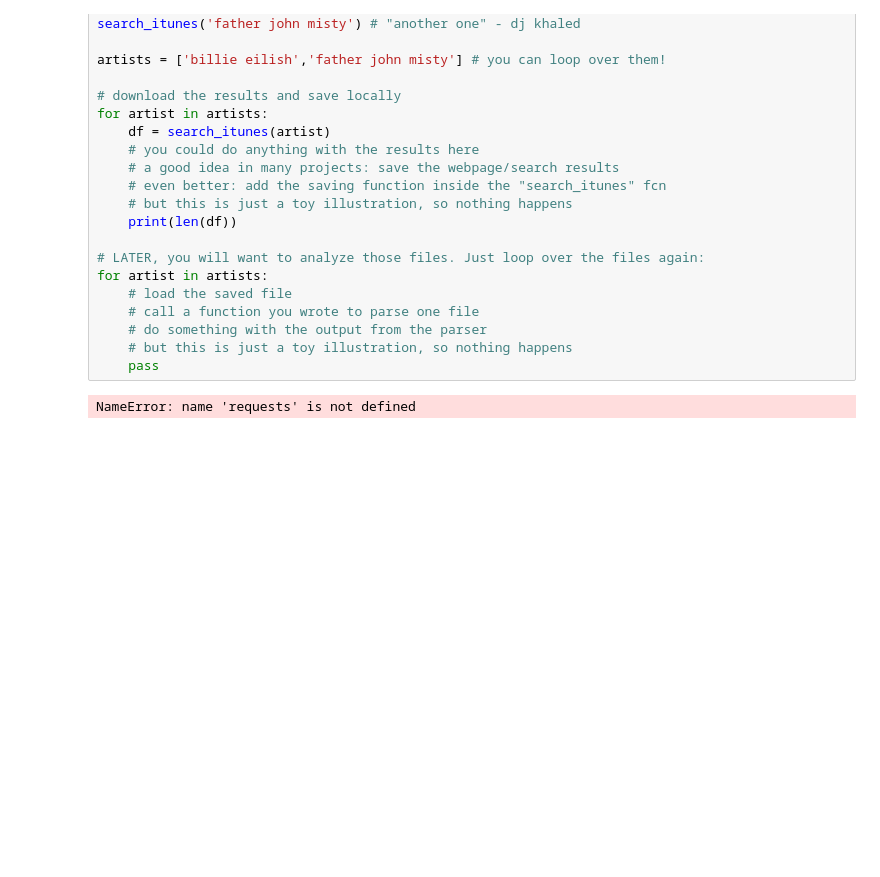
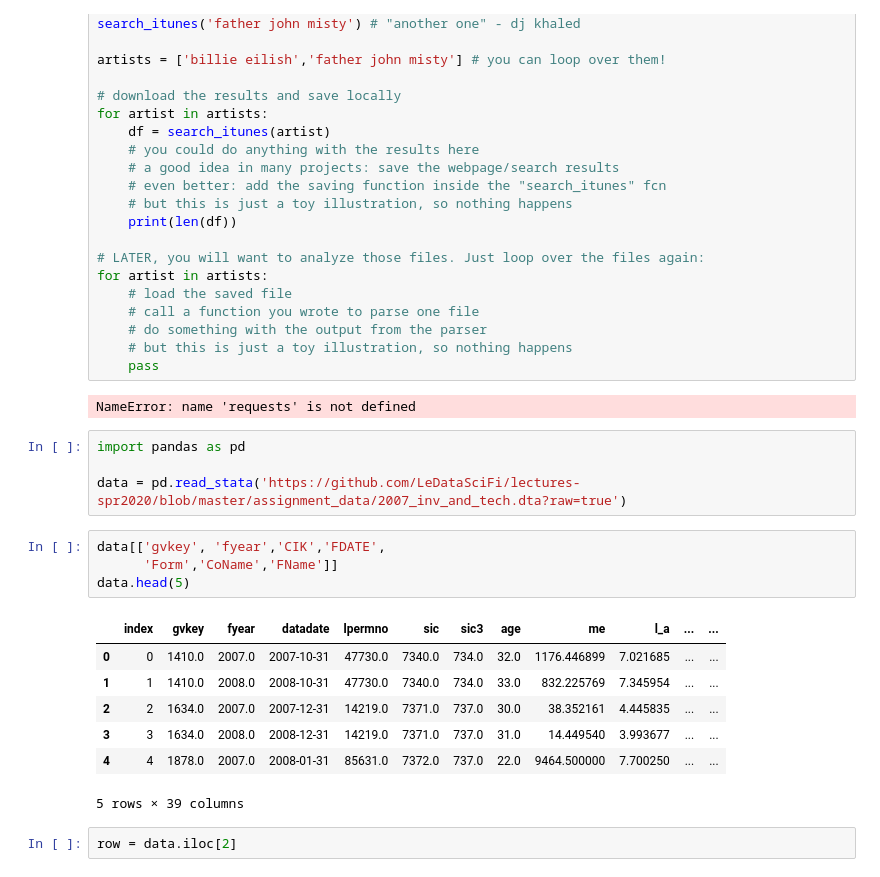
Before and after one commit to kjacobellis1/FIN377--Participation, a Jupyter notebook: L12 Livecoding.ipynb, the cells around one changed output. Saved outputs shown, nothing was run; the diff lists cells and outputs as text; blank space fills up the shorter version.

```diff
--- a/L12 Livecoding.ipynb
+++ b/L12 Livecoding.ipynb
@@ -93,3 +113,21 @@ for artist in artists:
     pass
 # %% [output]
 NameError: name 'requests' is not defined
+# %%
+import pandas as pd
+
+data = pd.read_stata('https://github.com/LeDataSciFi/lectures-spr2020/blob/master/assignment_data/2007_inv_and_tech.dta?raw=true')
+# %%
+data[['gvkey', 'fyear','CIK','FDATE',
+      'Form','CoName','FName']]
+data.head(5)
+# %% [output]
+|  | index | gvkey | fyear | datadate | lpermno | sic | sic3 | age | me | l_a | ... | ... |
+| 0 | 0 | 1410.0 | 2007.0 | 2007-10-31 | 47730.0 | 7340.0 | 734.0 | 32.0 | 1176.446899 | 7.021685 | ... | ... |
+| 1 | 1 | 1410.0 | 2008.0 | 2008-10-31 | 47730.0 | 7340.0 | 734.0 | 33.0 | 832.225769 | 7.345954 | ... | ... |
+| 2 | 2 | 1634.0 | 2007.0 | 2007-12-31 | 14219.0 | 7371.0 | 737.0 | 30.0 | 38.352161 | 4.445835 | ... | ... |
+| 3 | 3 | 1634.0 | 2008.0 | 2008-12-31 | 14219.0 | 7371.0 | 737.0 | 31.0 | 14.449540 | 3.993677 | ... | ... |
+| 4 | 4 | 1878.0 | 2007.0 | 2008-01-31 | 85631.0 | 7372.0 | 737.0 | 22.0 | 9464.500000 | 7.700250 | ... | ... |
+5 rows × 39 columns
+# %%
+row = data.iloc[2]
```
Also changed, not shown: parts of 3 cells of this notebook, 15 other files.
